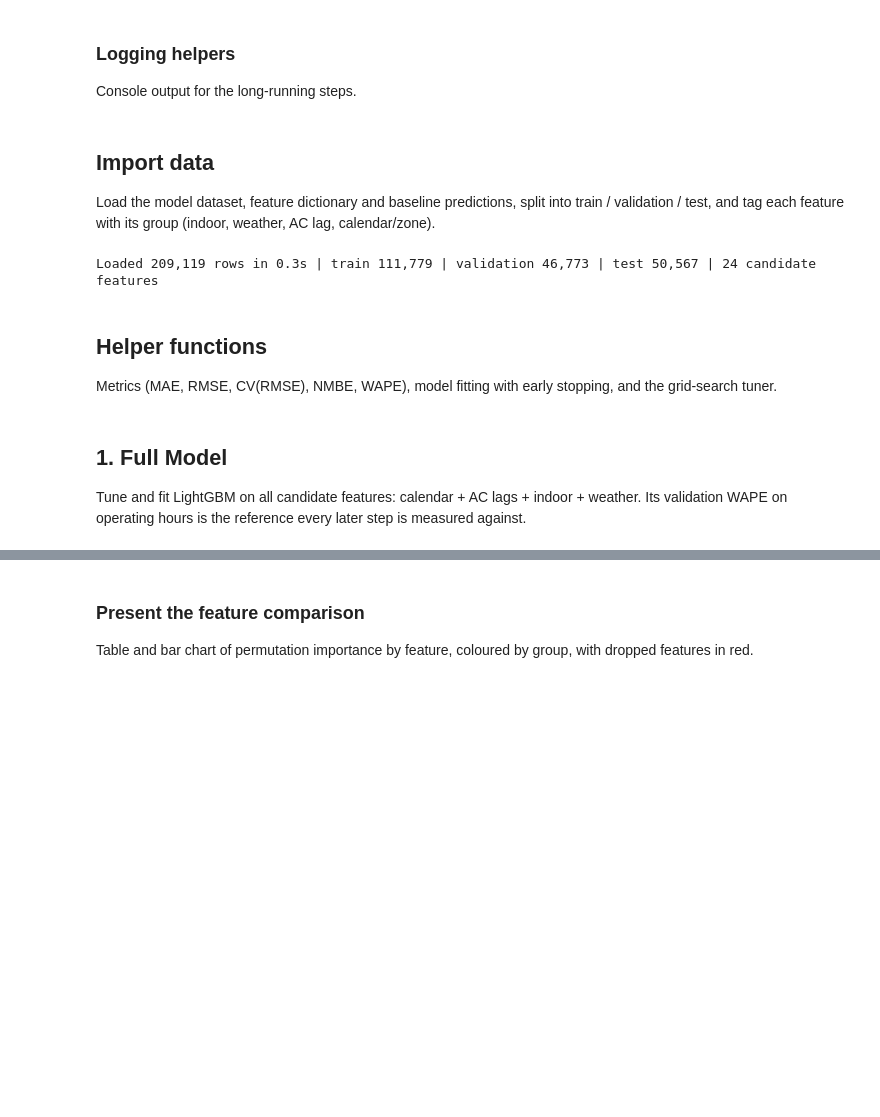
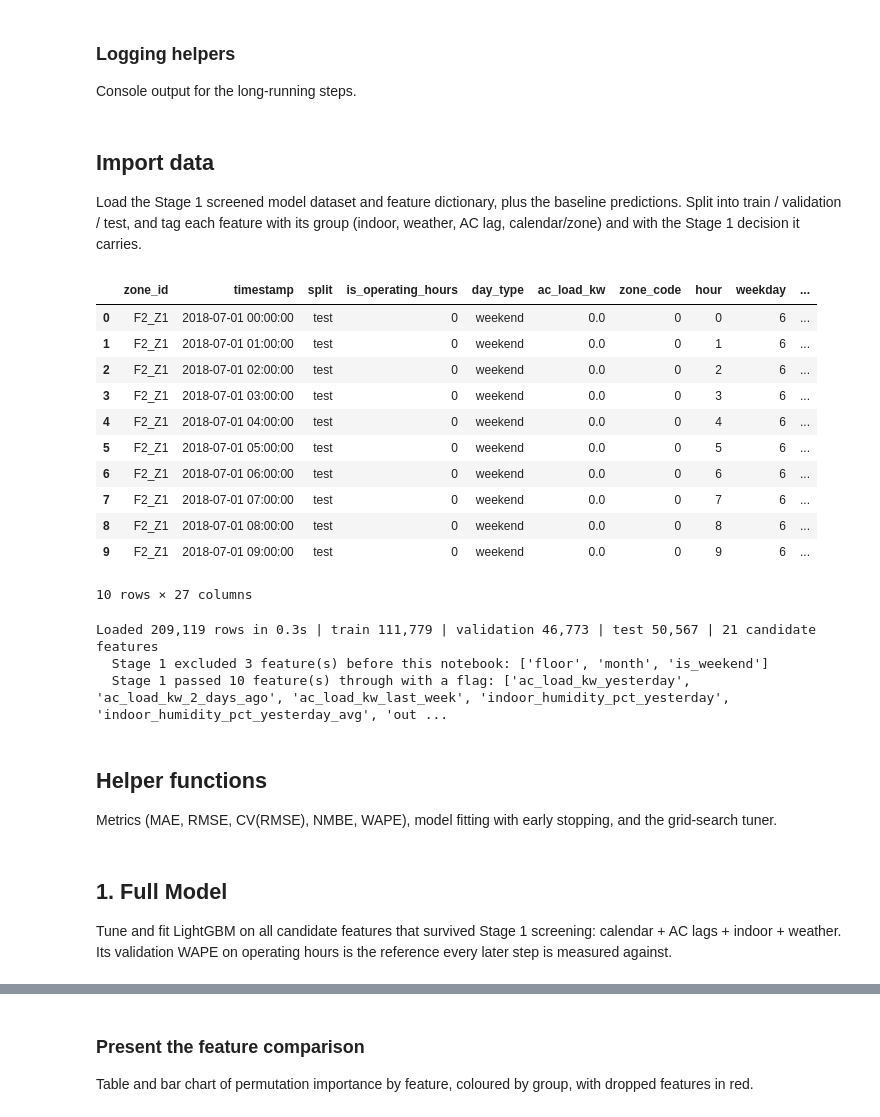
Before and after one commit to rionang2024/is4001, a Jupyter notebook: Qn_B/3-LightGBM/LightGBM.ipynb, the cells around one changed output, grey strips where cells are left out. Cells and saved outputs as stored; diff of their text form; code cells hidden in the pictures; blank space fills up the shorter version.

```diff
--- a/Qn_B/3-LightGBM/LightGBM.ipynb
+++ b/Qn_B/3-LightGBM/LightGBM.ipynb
@@ -83,21 +89,52 @@ def banner(title):
 # %% [markdown]
 ## Import data
 
-Load the model dataset, feature dictionary and baseline predictions, split into
-train / validation / test, and tag each feature with its group (indoor, weather,
-AC lag, calendar/zone).
+Load the Stage 1 screened model dataset and feature dictionary, plus the
+baseline predictions. Split into train / validation / test, and tag each
+feature with its group (indoor, weather, AC lag, calendar/zone) and with the
+Stage 1 decision it carries.
+# %%
+df = pd.read_parquet(SCREENED_DIR / "question_b_model_data_screened.parquet")
+fdict = pd.read_csv(SCREENED_DIR / "question_b_feature_dictionary_screened.csv")
+baselines = pd.read_parquet(DATA_DIR / "question_b_baseline_predictions.parquet")
+
+df.head(10)
+# %% [output]
+|  | zone_id | timestamp | split | is_operating_hours | day_type | ac_load_kw | zone_code | hour | weekday | ... |
+| 0 | F2_Z1 | 2018-07-01 00:00:00 | test | 0 | weekend | 0.0 | 0 | 0 | 6 | ... |
+| 1 | F2_Z1 | 2018-07-01 01:00:00 | test | 0 | weekend | 0.0 | 0 | 1 | 6 | ... |
+| 2 | F2_Z1 | 2018-07-01 02:00:00 | test | 0 | weekend | 0.0 | 0 | 2 | 6 | ... |
+| 3 | F2_Z1 | 2018-07-01 03:00:00 | test | 0 | weekend | 0.0 | 0 | 3 | 6 | ... |
+| 4 | F2_Z1 | 2018-07-01 04:00:00 | test | 0 | weekend | 0.0 | 0 | 4 | 6 | ... |
+| 5 | F2_Z1 | 2018-07-01 05:00:00 | test | 0 | weekend | 0.0 | 0 | 5 | 6 | ... |
+| 6 | F2_Z1 | 2018-07-01 06:00:00 | test | 0 | weekend | 0.0 | 0 | 6 | 6 | ... |
+| 7 | F2_Z1 | 2018-07-01 07:00:00 | test | 0 | weekend | 0.0 | 0 | 7 | 6 | ... |
+| 8 | F2_Z1 | 2018-07-01 08:00:00 | test | 0 | weekend | 0.0 | 0 | 8 | 6 | ... |
+| 9 | F2_Z1 | 2018-07-01 09:00:00 | test | 0 | weekend | 0.0 | 0 | 9 | 6 | ... |
+10 rows × 27 columns
 # %%
 t0 = time.time()
-df = pd.read_parquet(DATA_DIR / "question_b_model_data.parquet")
-fdict = pd.read_csv(DATA_DIR / "question_b_feature_dictionary.csv")
+df = pd.read_parquet(SCREENED_DIR / "question_b_model_data_screened.parquet")
+fdict = pd.read_csv(SCREENED_DIR / "question_b_feature_dictionary_screened.csv").fillna({"stage1_decision": "", "stage1_reason": ""})
 baselines = pd.read_parquet(DATA_DIR / "question_b_baseline_predictions.parquet")
 
+# The screened dictionary blanks M1-M4 for anything Stage 1 excluded, so M4 == Yes
+# is already the post-screening candidate set.
 ALL_FEATURES = fdict.loc[fdict["M4"].eq("Yes"), "column"].tolist()
+absent = [c for c in ALL_FEATURES if c not in df.columns]
+assert not absent, f"dictionary lists features the screened data does not carry: {absent}"
+
 GROUP = {}
 for c in ALL_FEATURES:
     GROUP[c] = ("indoor" if c.startswith("indoor") else
                 "weather" if c.startswith(("outdoor", "rainfall", "solar")) else
                 "AC lag" if c.startswith("ac_load") else "calendar/zone")
+
+# Stage 1 notes, carried through so the Stage 2 tables say which features arrived flagged
+STAGE1 = (fdict.set_index("column").reindex(ALL_FEATURES)[["stage1_decision", "stage1_reason"]]
+          .rename(columns={"stage1_decision": "stage1", "stage1_reason": "stage1_note"}))
+STAGE1["stage1_flagged"] = STAGE1.stage1.str.contains("flag")
+dropped_stage1 = fdict.loc[fdict.stage1_decision.eq("exclude"), ["column", "stage1_reason"]]
 
 df["zone_code"] = df["zone_code"].astype("category")
 train = df[df.split == "train"]
@@ -107,8 +144,14 @@ test = df[df.split == "test"]
 OP_VALID = valid.is_operating_hours.eq(1).values
 log(f"Loaded {len(df):,} rows in {time.time() - t0:.1f}s | train {len(train):,} | "
     f"validation {len(valid):,} | test {len(test):,} | {len(ALL_FEATURES)} candidate features")
+log(f"  Stage 1 excluded {len(dropped_stage1)} feature(s) before this notebook: "
+    f"{dropped_stage1.column.tolist()}")
+log(f"  Stage 1 passed {int(STAGE1.stage1_flagged.sum())} feature(s) through with a flag: "
+    f"{STAGE1.index[STAGE1.stage1_flagged].tolist()}")
 # %% [output]
-Loaded 209,119 rows in 0.3s | train 111,779 | validation 46,773 | test 50,567 | 24 candidate features
+Loaded 209,119 rows in 0.3s | train 111,779 | validation 46,773 | test 50,567 | 21 candidate features
+  Stage 1 excluded 3 feature(s) before this notebook: ['floor', 'month', 'is_weekend']
+  Stage 1 passed 10 feature(s) through with a flag: ['ac_load_kw_yesterday', 'ac_load_kw_2_days_ago', 'ac_load_kw_last_week', 'indoor_humidity_pct_yesterday', 'indoor_humidity_pct_yesterday_avg', 'out ...
 # %% [markdown]
 ## Helper functions
 
@@ -189,7 +232,7 @@ def as_params(best):
 # %% [markdown]
 ## 1. Full Model
 
-Tune and fit LightGBM on all candidate features: calendar + AC lags + indoor +
-weather. Its validation WAPE on operating hours is the reference every later
-step is measured against.
+Tune and fit LightGBM on all candidate features that survived Stage 1 screening:
+calendar + AC lags + indoor + weather. Its validation WAPE on operating hours is
+the reference every later step is measured against.
 # %%
```
Also changed, not shown: parts of 16 cells of this notebook, 19 other files.
